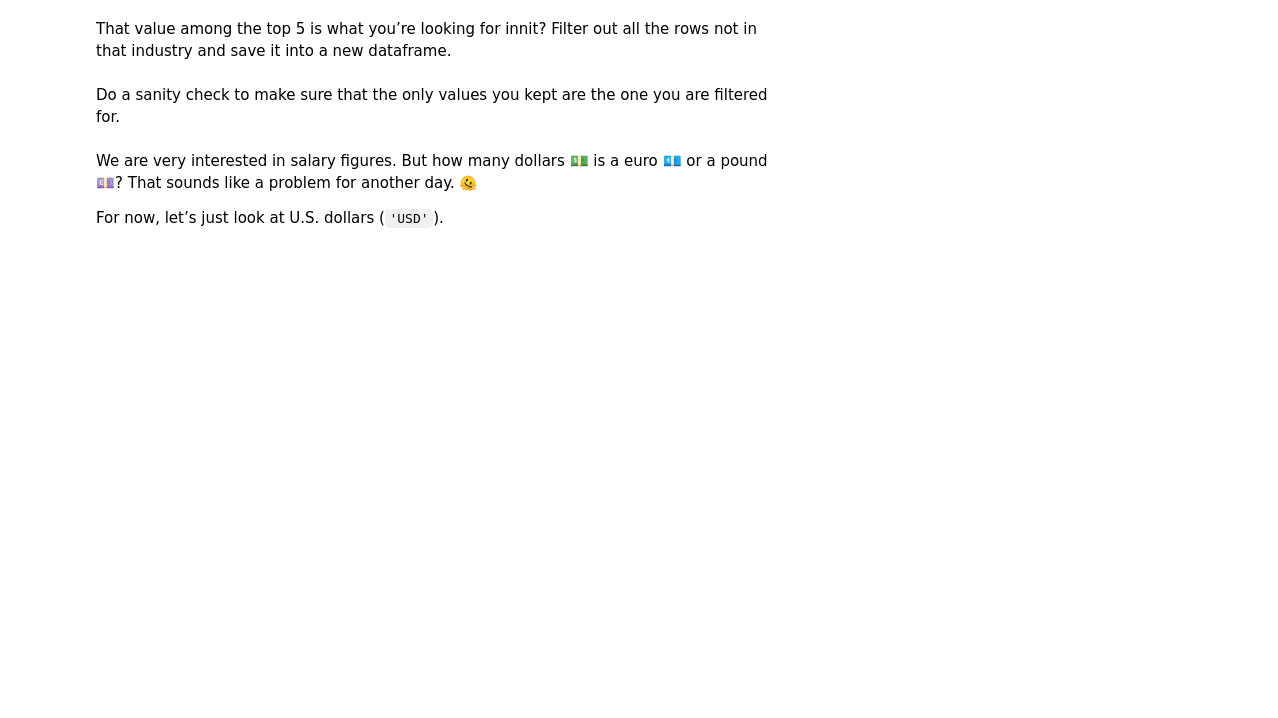
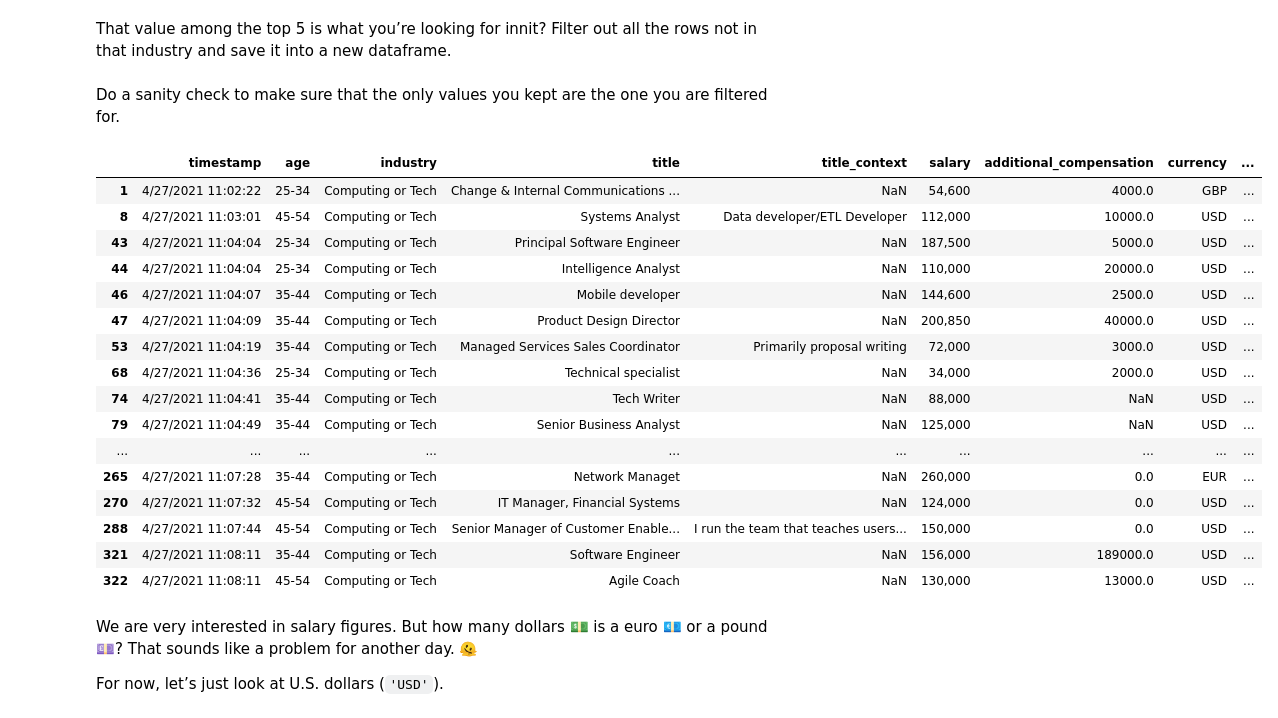
Before and after one commit to jaynopponep/my-fork-2024-DS-Tue, a Jupyter notebook: Week-02-DS-Overview-and-Data/Jay-Exercise.ipynb, the cells around one changed output. Cells and saved outputs as stored; diff of their text form; code cells hidden in the pictures; blank space fills up the shorter version.

```diff
--- a/Week-02-DS-Overview-and-Data/Jay-Exercise.ipynb
+++ b/Week-02-DS-Overview-and-Data/Jay-Exercise.ipynb
@@ -75,3 +163,5 @@ Let’s save it somewhere to be shipped off to another teammate. 💾
 ### Load the Data
 # %%
 # Load the Ask A Manager Salary Survey 2021 (Responses) data set into a variable (e.g., df_salary).
+df_salary = pd.read_csv('data/manager_salary_2021_responses.tsv', sep='\t', header=0)
+df_salary.head(20)
@@ -100,0 +230,13 @@ Oh… Ugh! Give these columns easier names to work with first. 🙄
+# %%
+# Rename ‘em.
+# Non-binding suggestions: timestamp, age, industry, title, title_context, salary, additional_compensation, currency, other_currency, salary_context, country, state, city, total_yoe, field_yoe, highest_education_completed	gender, race
+df_salary = df_salary.rename(columns={"Timestamp": "timestamp", "How old are you?": "age", "What industry do you work in?": "industry", "Job title": "title", "If your job title needs additional context, please clarify here:": "title_context"})
+df_salary = df_salary.rename(columns={"What is your annual salary? (You'll indicate the currency in a later question. If you are part-time or hourly, please enter an annualized equivalent -- what you would earn if you worked the job 40 hours a week, 52 weeks a year.)": "salary"})
+df_salary = df_salary.rename(columns={"How much additional monetary compensation do you get, if any (for example, bonuses or overtime in an average year)? Please only include monetary compensation here, not the value of benefits.": "additional_compensation"})
+df_salary = df_salary.rename(columns={"Please indicate the currency": "currency", 'If "Other," please indicate the currency here: ': 'other_currency'})
+# very funny extra space for the other_currency role
+df_salary = df_salary.rename(columns={"If your income needs additional context, please provide it here:": "salary_context"})
+df_salary = df_salary.rename(columns={"What country do you work in?": "country", "If you're in the U.S., what state do you work in?": "state", "What city do you work in?": "city"})
+df_salary = df_salary.rename(columns={"How many years of professional work experience do you have overall?": "total_yoe", "How many years of professional work experience do you have in your field?": "field_yoe"})
+df_salary = df_salary.rename(columns={"What is your highest level of education completed?": "highest_education_completed", "What is your gender?": "gender", "What is your race? (Choose all that apply.)": "race"})
+df_salary.head()
@@ -108,10 +272,30 @@ You’re going to have a gander at the computing/tech subset first because thats
 That value among the top 5 is what you’re looking for innit? Filter out all the rows not in that industry and save it into a new dataframe.
 # %%
 # Filtery filter. (Save it to a new variable, df_salary_tech.)
+df_salary_tech = df_salary[df_salary['industry'] == 'Computing or Tech']
 # %% [markdown]
 Do a sanity check to make sure that the only values you kept are the one you are filtered for.
 # %%
 # Sanity Check
+df_salary_tech.head(30)
+# %% [output]
+|  | timestamp | age | industry | title | title_context | salary | additional_compensation | currency | ... |
+| 1 | 4/27/2021 11:02:22 | 25-34 | Computing or Tech | Change & Internal Communications ... | NaN | 54,600 | 4000.0 | GBP | ... |
+| 8 | 4/27/2021 11:03:01 | 45-54 | Computing or Tech | Systems Analyst | Data developer/ETL Developer | 112,000 | 10000.0 | USD | ... |
+| 43 | 4/27/2021 11:04:04 | 25-34 | Computing or Tech | Principal Software Engineer | NaN | 187,500 | 5000.0 | USD | ... |
+| 44 | 4/27/2021 11:04:04 | 25-34 | Computing or Tech | Intelligence Analyst | NaN | 110,000 | 20000.0 | USD | ... |
+| 46 | 4/27/2021 11:04:07 | 35-44 | Computing or Tech | Mobile developer | NaN | 144,600 | 2500.0 | USD | ... |
+| 47 | 4/27/2021 11:04:09 | 35-44 | Computing or Tech | Product Design Director | NaN | 200,850 | 40000.0 | USD | ... |
+| 53 | 4/27/2021 11:04:19 | 35-44 | Computing or Tech | Managed Services Sales Coordinator | Primarily proposal writing | 72,000 | 3000.0 | USD | ... |
+| 68 | 4/27/2021 11:04:36 | 25-34 | Computing or Tech | Technical specialist | NaN | 34,000 | 2000.0 | USD | ... |
+| 74 | 4/27/2021 11:04:41 | 35-44 | Computing or Tech | Tech Writer | NaN | 88,000 | NaN | USD | ... |
+| 79 | 4/27/2021 11:04:49 | 35-44 | Computing or Tech | Senior Business Analyst | NaN | 125,000 | NaN | USD | ... |
+| ... | ... | ... | ... | ... | ... | ... | ... | ... | ... |
+| 265 | 4/27/2021 11:07:28 | 35-44 | Computing or Tech | Network Managet | NaN | 260,000 | 0.0 | EUR | ... |
+| 270 | 4/27/2021 11:07:32 | 45-54 | Computing or Tech | IT Manager, Financial Systems | NaN | 124,000 | 0.0 | USD | ... |
+| 288 | 4/27/2021 11:07:44 | 45-54 | Computing or Tech | Senior Manager of Customer Enable... | I run the team that teaches users... | 150,000 | 0.0 | USD | ... |
+| 321 | 4/27/2021 11:08:11 | 35-44 | Computing or Tech | Software Engineer | NaN | 156,000 | 189000.0 | USD | ... |
+| 322 | 4/27/2021 11:08:11 | 45-54 | Computing or Tech | Agile Coach | NaN | 130,000 | 13000.0 | USD | ... |
 # %% [markdown]
 We are very interested in salary figures. But how many dollars 💵 is a euro 💶 or a pound 💷? That sounds like a problem for another day. 🫠
 
```
Also changed, not shown: parts of 32 cells of this notebook, 3 other files.
